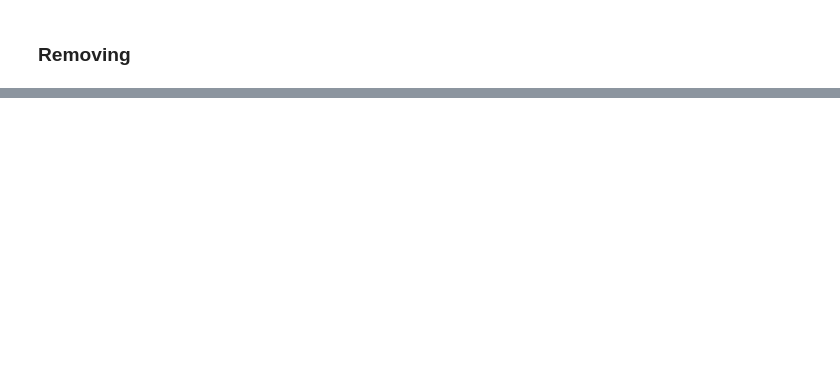
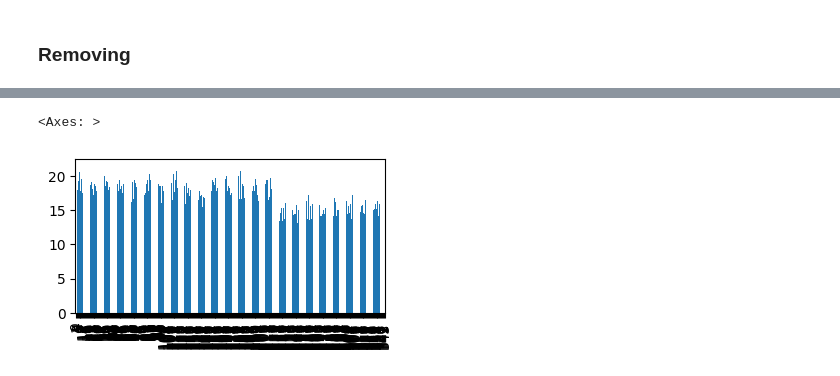
Before and after one commit to anjali8922/digipodium, a Jupyter notebook: data analysis/pandas.ipynb, the cells around one changed output, grey strips where cells are left out. Cells and saved outputs as stored; diff of their text form; code cells hidden in the pictures; blank space fills up the shorter version.

```diff
--- a/data analysis/pandas.ipynb
+++ b/data analysis/pandas.ipynb
@@ -238,0 +241,5 @@ data
+# %%
+penguins['bill_depth_mm'].plot(kind='bar',figsize=(4,2))
+# %% [output]
+<Axes: >
+[figure, added]
```
Also changed, not shown: parts of 92 cells of this notebook.
